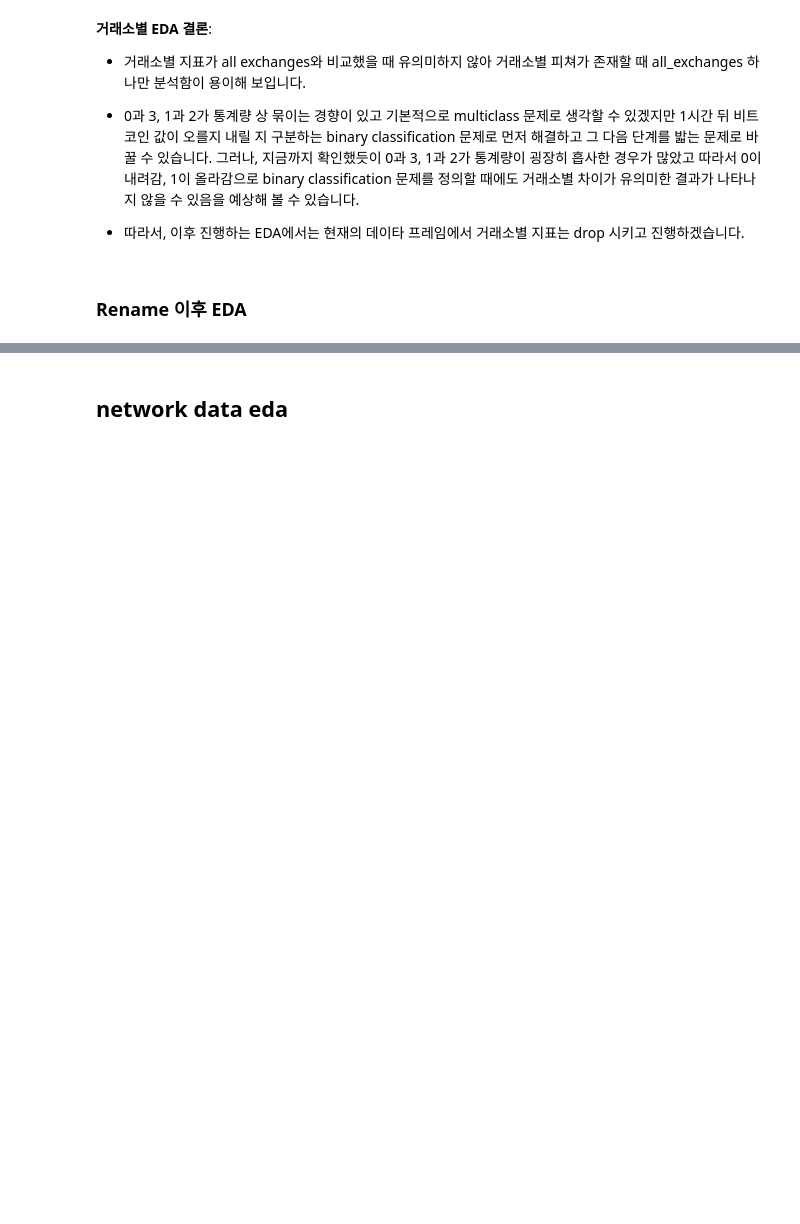
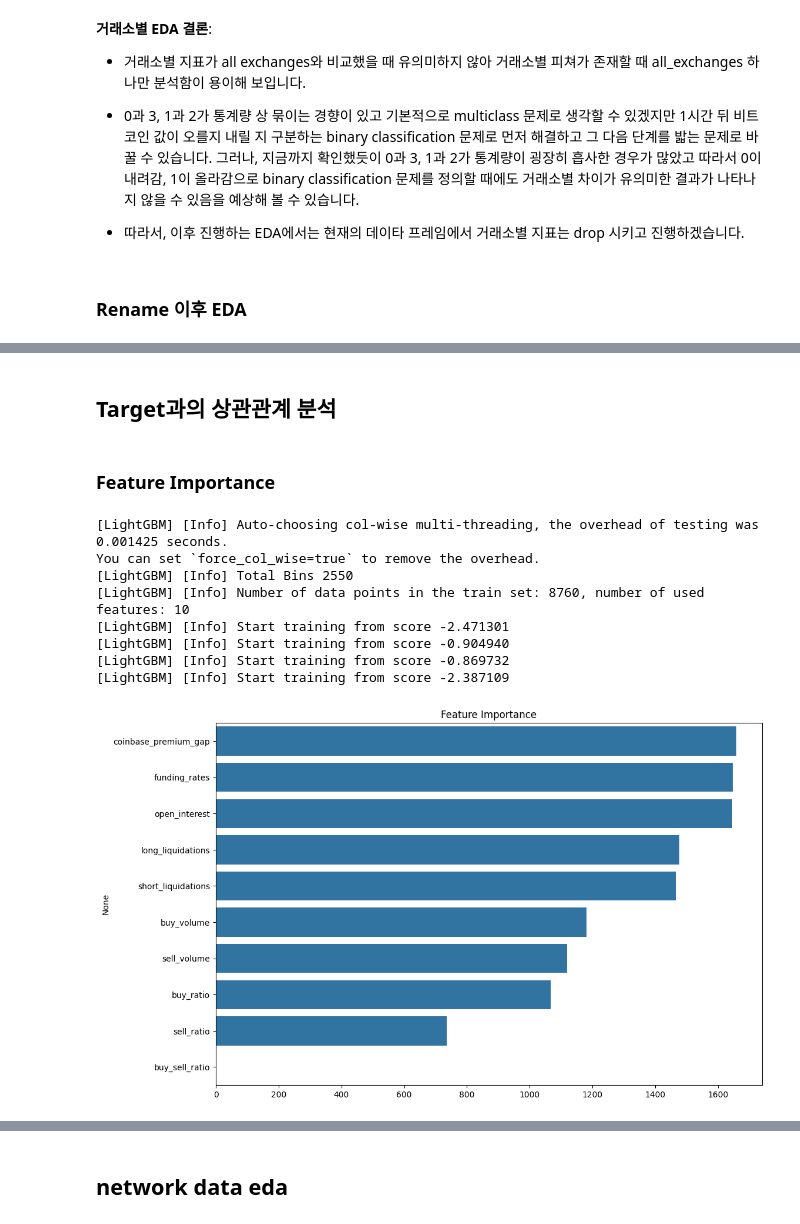
Before and after one commit to boostcampaitech7/level1-classificationinmachinelearning-recsys-10, a Jupyter notebook: eda_fe.ipynb, the cells around one changed output, grey strips where cells are left out. Drawn from its saved outputs; the diff is of its cells as text; code cells hidden in the pictures; blank space fills up the shorter version.

```diff
--- a/eda_fe.ipynb
+++ b/eda_fe.ipynb
@@ -636,0 +787,29 @@ df.shape
+# %% [markdown]
+## Target과의 상관관계 분석
+# %% [markdown]
+### Feature Importance
+# %%
+# LightGBM 모델 학습
+lgbm = LGBMClassifier()
+X = eda_df_train_filtered.drop(columns=['target'])
+y = eda_df_train_filtered['target']
+
+lgbm.fit(X, y)
+
+# 피처 중요도 시각화
+feature_importance = pd.Series(lgbm.feature_importances_, index=X.columns).sort_values(ascending=False)
+
+plt.figure(figsize=(12, 8))
+sns.barplot(x=feature_importance.values, y=feature_importance.index)
+plt.title("Feature Importance")
+plt.show()
+# %% [output]
+[LightGBM] [Info] Auto-choosing col-wise multi-threading, the overhead of testing was 0.001425 seconds.
+You can set `force_col_wise=true` to remove the overhead.
+[LightGBM] [Info] Total Bins 2550
+[LightGBM] [Info] Number of data points in the train set: 8760, number of used features: 10
+[LightGBM] [Info] Start training from score -2.471301
+[LightGBM] [Info] Start training from score -0.904940
+[LightGBM] [Info] Start training from score -0.869732
+[LightGBM] [Info] Start training from score -2.387109
+[figure, added]
```
Also changed, not shown: parts of 39 cells of this notebook.
